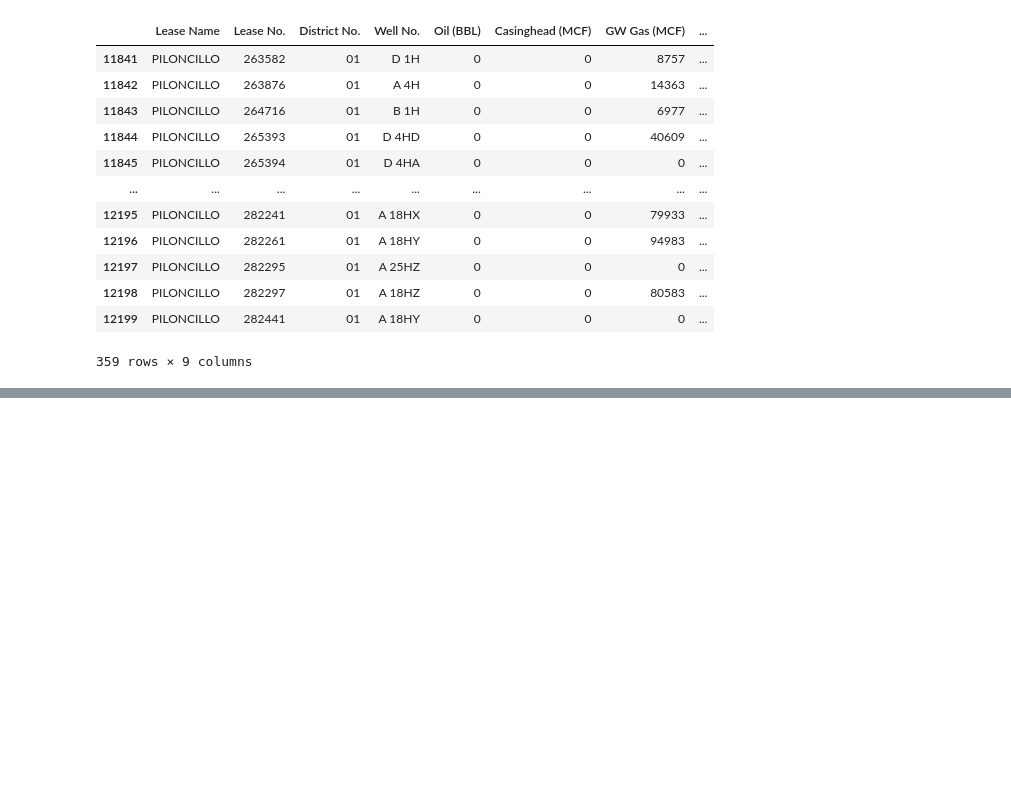
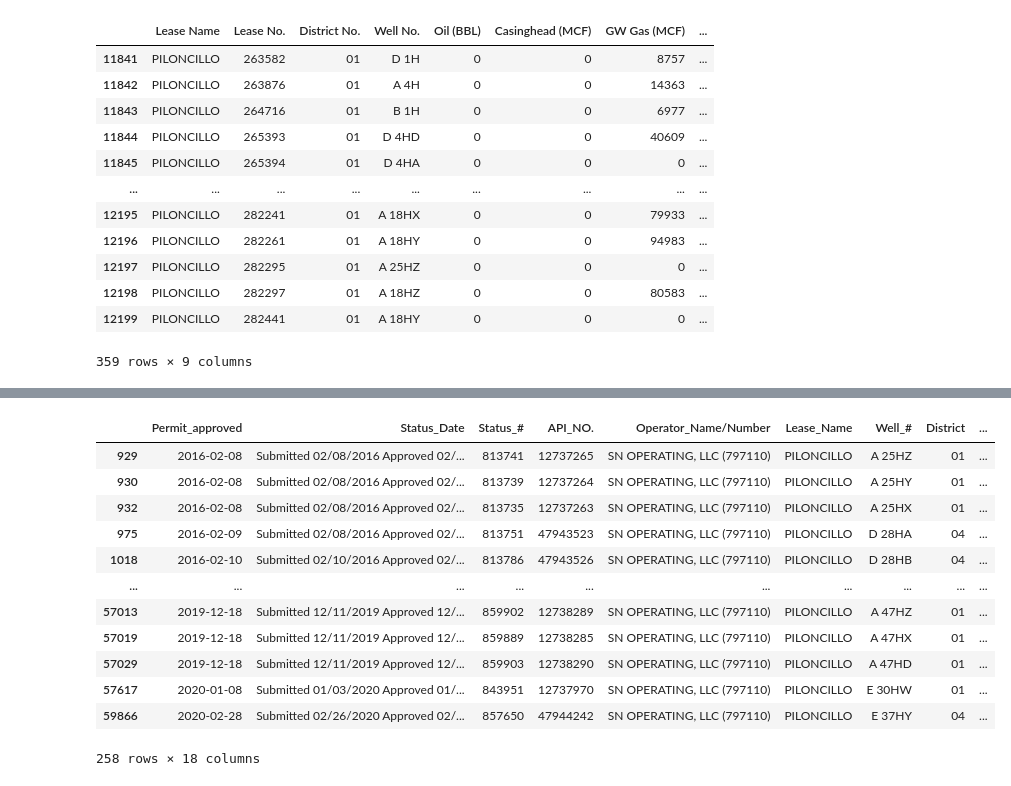
Before and after one commit to brianclements03/Individual_Project, a Jupyter notebook: prod_data_2016/Untitled.ipynb, the cells around one changed output, grey strips where cells are left out. Drawn from its saved outputs; the diff is of its cells as text; code cells hidden in the pictures; blank space fills up the shorter version.

```diff
--- a/prod_data_2016/Untitled.ipynb
+++ b/prod_data_2016/Untitled.ipynb
@@ -76,0 +86,16 @@ prod_16_d1.merge()
+# %%
+permits[permits['Lease_Name'] == 'PILONCILLO']
+# %% [output]
+|  | Permit_approved | Status_Date | Status_# | API_NO. | Operator_Name/Number | Lease_Name | Well_# | District | ... |
+| 929 | 2016-02-08 | Submitted 02/08/2016 Approved 02/... | 813741 | 12737265 | SN OPERATING, LLC (797110) | PILONCILLO | A 25HZ | 01 | ... |
+| 930 | 2016-02-08 | Submitted 02/08/2016 Approved 02/... | 813739 | 12737264 | SN OPERATING, LLC (797110) | PILONCILLO | A 25HY | 01 | ... |
+| 932 | 2016-02-08 | Submitted 02/08/2016 Approved 02/... | 813735 | 12737263 | SN OPERATING, LLC (797110) | PILONCILLO | A 25HX | 01 | ... |
+| 975 | 2016-02-09 | Submitted 02/08/2016 Approved 02/... | 813751 | 47943523 | SN OPERATING, LLC (797110) | PILONCILLO | D 28HA | 04 | ... |
+| 1018 | 2016-02-10 | Submitted 02/10/2016 Approved 02/... | 813786 | 47943526 | SN OPERATING, LLC (797110) | PILONCILLO | D 28HB | 04 | ... |
+| ... | ... | ... | ... | ... | ... | ... | ... | ... | ... |
+| 57013 | 2019-12-18 | Submitted 12/11/2019 Approved 12/... | 859902 | 12738289 | SN OPERATING, LLC (797110) | PILONCILLO | A 47HZ | 01 | ... |
+| 57019 | 2019-12-18 | Submitted 12/11/2019 Approved 12/... | 859889 | 12738285 | SN OPERATING, LLC (797110) | PILONCILLO | A 47HX | 01 | ... |
+| 57029 | 2019-12-18 | Submitted 12/11/2019 Approved 12/... | 859903 | 12738290 | SN OPERATING, LLC (797110) | PILONCILLO | A 47HD | 01 | ... |
+| 57617 | 2020-01-08 | Submitted 01/03/2020 Approved 01/... | 843951 | 12737970 | SN OPERATING, LLC (797110) | PILONCILLO | E 30HW | 01 | ... |
+| 59866 | 2020-02-28 | Submitted 02/26/2020 Approved 02/... | 857650 | 47944242 | SN OPERATING, LLC (797110) | PILONCILLO | E 37HY | 04 | ... |
+258 rows × 18 columns
```
Also changed, not shown: parts of 13 cells of this notebook, 2 other files.
